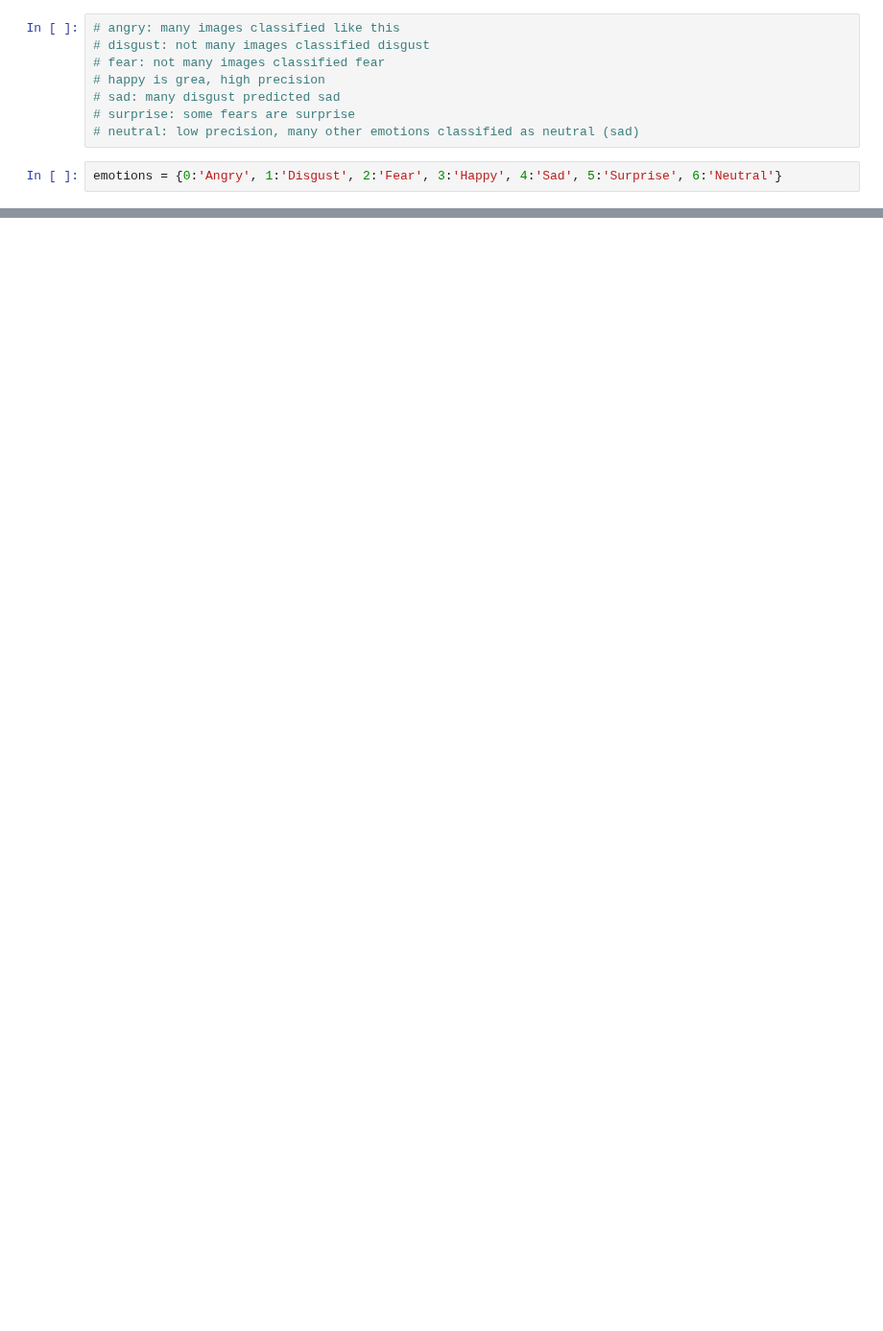
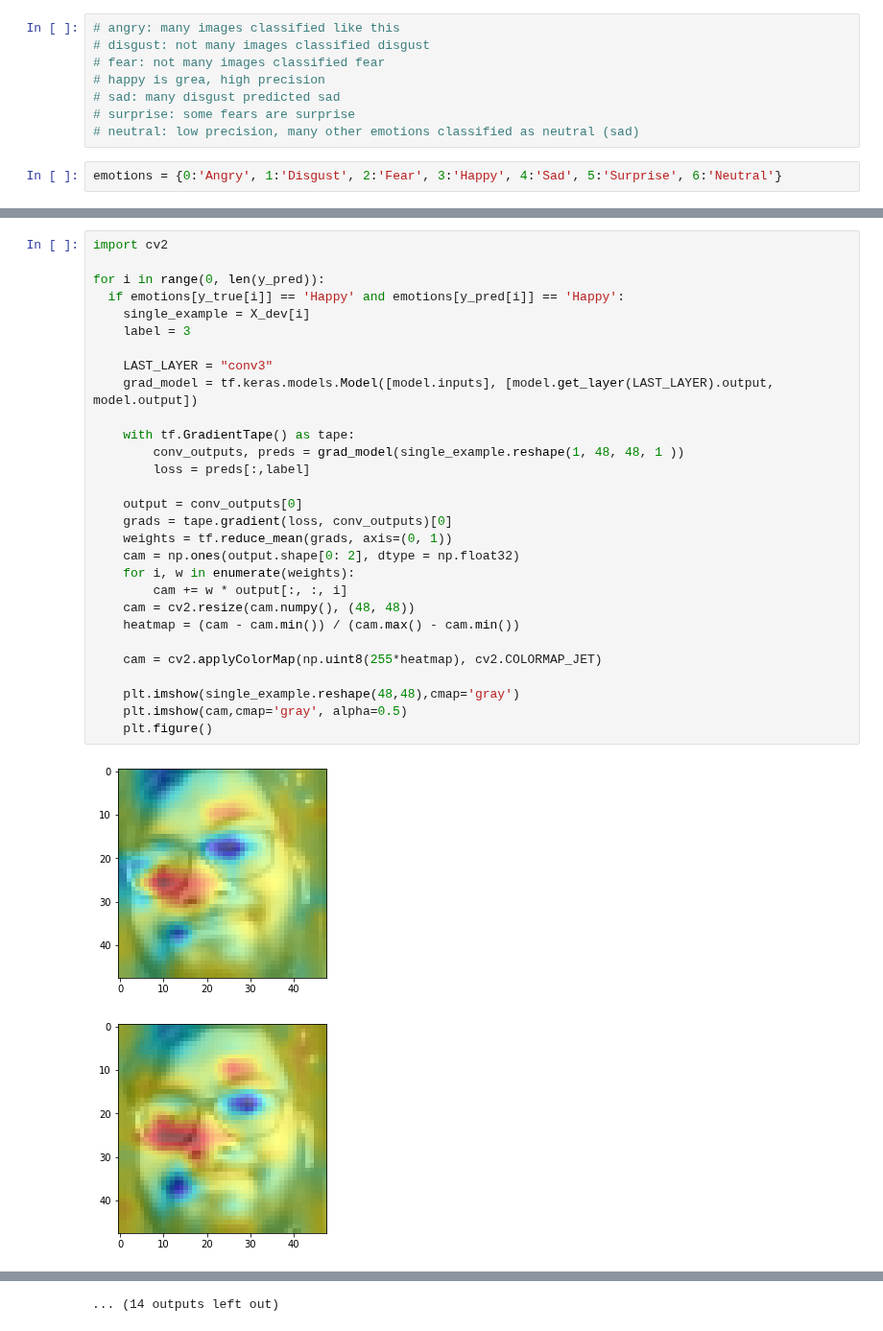
Before and after one commit to amilkh/cs230-fer, a Jupyter notebook: fer2013.ipynb, the cells around one changed output, grey strips where cells are left out. Shown at 96% size. Drawn from its saved outputs; the diff is of its cells as text; blank space fills up the shorter version.

```diff
--- a/fer2013.ipynb
+++ b/fer2013.ipynb
@@ -119 +125,33 @@ print(y_pred_probs[i])
 <Figure size 432x288 with 0 Axes>
+# %%
+import cv2
+
+for i in range(0, len(y_pred)):
+  if emotions[y_true[i]] == 'Happy' and emotions[y_pred[i]] == 'Happy':
+    single_example = X_dev[i]
+    label = 3
+
+    LAST_LAYER = "conv3"
+    grad_model = tf.keras.models.Model([model.inputs], [model.get_layer(LAST_LAYER).output, model.output])
+
+    with tf.GradientTape() as tape:
+        conv_outputs, preds = grad_model(single_example.reshape(1, 48, 48, 1 ))
+        loss = preds[:,label]
+
+    output = conv_outputs[0]
+    grads = tape.gradient(loss, conv_outputs)[0]
+    weights = tf.reduce_mean(grads, axis=(0, 1))
+    cam = np.ones(output.shape[0: 2], dtype = np.float32)
+    for i, w in enumerate(weights):
+        cam += w * output[:, :, i]
+    cam = cv2.resize(cam.numpy(), (48, 48))
+    heatmap = (cam - cam.min()) / (cam.max() - cam.min())
+
+    cam = cv2.applyColorMap(np.uint8(255*heatmap), cv2.COLORMAP_JET)
+
+    plt.imshow(single_example.reshape(48,48),cmap='gray')
+    plt.imshow(cam,cmap='gray', alpha=0.5)
+    plt.figure()
+# %% [output]
+[figure, added]
+[figure, added]
@@ -119,0 +168 @@ print(y_pred_probs[i])
+... (14 outputs left out)
```
Also changed, not shown: parts of 9 cells of this notebook.
